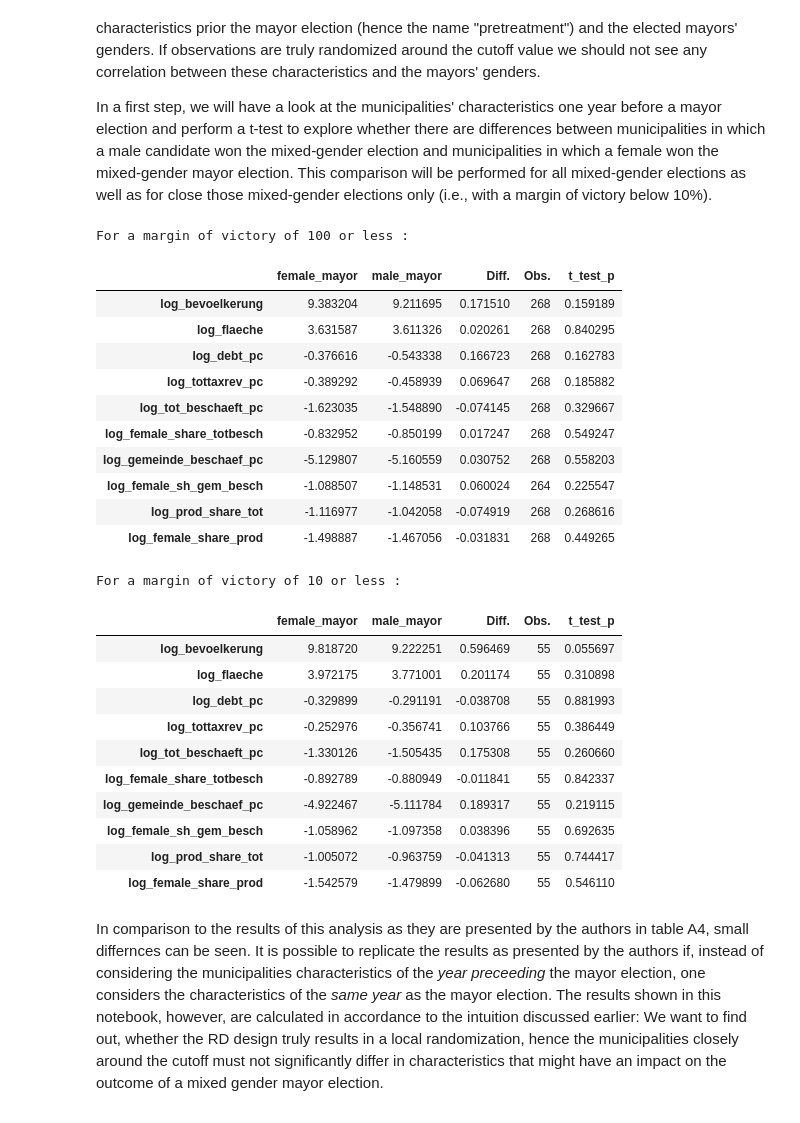
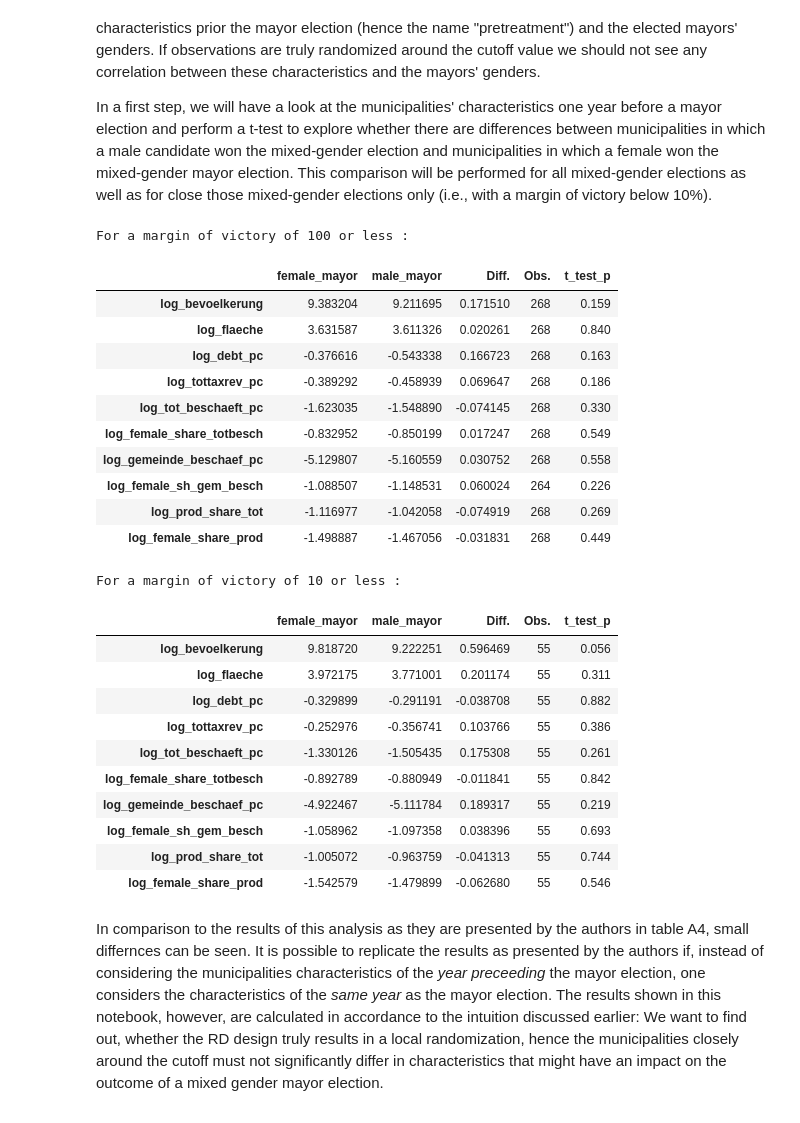
Before and after one commit to DaLueke/replication-baskeran-hessami-2018, a Jupyter notebook: student_project.ipynb, the cells around one changed output. Saved outputs shown, nothing was run; the diff lists cells and outputs as text; code cells hidden in the pictures.

```diff
--- a/student_project.ipynb
+++ b/student_project.ipynb
@@ -309,56 +309,56 @@ for bw in bandwidths:
              "log_gemeinde_beschaef_pc",
              "log_female_sh_gem_besch",
              "log_prod_share_tot",
              "log_female_share_prod",
             ]
     gender = ["female_mayor", "male_mayor"]
     df = pd.DataFrame(index=index, columns=gender)
 
     # Calculate means, differences in means and number of obs.
     for i in gender:
         df[i] = data.loc[data[i] == 1, index].mean()
 
     df["Diff."] = df.loc[:,gender[0]] - df.loc[:,gender[1]]
     df["Obs."] = data[index].count()
 
     # Perform t-test and report p-values
     for i, v in enumerate(index):
         statistic, p_value = ttest_ind(
             data.loc[data["female_mayor"] == 1,index[i]].dropna(),
             data.loc[data["female_mayor"] == 0,index[i]].dropna()
                  )
-        df.loc[v, "t_test_p"] = p_value
+        df.loc[v, "t_test_p"] = p_value.round(3)
 
     rslt_dict[bw] = df
 
 for k in rslt_dict.keys():
     print("For a margin of victory of " + str(k) + " or less :")
     display(rslt_dict[k])
 # %% [output]
 For a margin of victory of 100 or less :
 |  | female_mayor | male_mayor | Diff. | Obs. | t_test_p |
-| log_bevoelkerung | 9.383204 | 9.211695 | 0.171510 | 268 | 0.159189 |
-| log_flaeche | 3.631587 | 3.611326 | 0.020261 | 268 | 0.840295 |
-| log_debt_pc | -0.376616 | -0.543338 | 0.166723 | 268 | 0.162783 |
-| log_tottaxrev_pc | -0.389292 | -0.458939 | 0.069647 | 268 | 0.185882 |
-| log_tot_beschaeft_pc | -1.623035 | -1.548890 | -0.074145 | 268 | 0.329667 |
-| log_female_share_totbesch | -0.832952 | -0.850199 | 0.017247 | 268 | 0.549247 |
-| log_gemeinde_beschaef_pc | -5.129807 | -5.160559 | 0.030752 | 268 | 0.558203 |
-| log_female_sh_gem_besch | -1.088507 | -1.148531 | 0.060024 | 264 | 0.225547 |
-| log_prod_share_tot | -1.116977 | -1.042058 | -0.074919 | 268 | 0.268616 |
-| log_female_share_prod | -1.498887 | -1.467056 | -0.031831 | 268 | 0.449265 |
+| log_bevoelkerung | 9.383204 | 9.211695 | 0.171510 | 268 | 0.159 |
+| log_flaeche | 3.631587 | 3.611326 | 0.020261 | 268 | 0.840 |
+| log_debt_pc | -0.376616 | -0.543338 | 0.166723 | 268 | 0.163 |
+| log_tottaxrev_pc | -0.389292 | -0.458939 | 0.069647 | 268 | 0.186 |
+| log_tot_beschaeft_pc | -1.623035 | -1.548890 | -0.074145 | 268 | 0.330 |
+| log_female_share_totbesch | -0.832952 | -0.850199 | 0.017247 | 268 | 0.549 |
+| log_gemeinde_beschaef_pc | -5.129807 | -5.160559 | 0.030752 | 268 | 0.558 |
+| log_female_sh_gem_besch | -1.088507 | -1.148531 | 0.060024 | 264 | 0.226 |
+| log_prod_share_tot | -1.116977 | -1.042058 | -0.074919 | 268 | 0.269 |
+| log_female_share_prod | -1.498887 | -1.467056 | -0.031831 | 268 | 0.449 |
 For a margin of victory of 10 or less :
 |  | female_mayor | male_mayor | Diff. | Obs. | t_test_p |
-| log_bevoelkerung | 9.818720 | 9.222251 | 0.596469 | 55 | 0.055697 |
-| log_flaeche | 3.972175 | 3.771001 | 0.201174 | 55 | 0.310898 |
-| log_debt_pc | -0.329899 | -0.291191 | -0.038708 | 55 | 0.881993 |
-| log_tottaxrev_pc | -0.252976 | -0.356741 | 0.103766 | 55 | 0.386449 |
-| log_tot_beschaeft_pc | -1.330126 | -1.505435 | 0.175308 | 55 | 0.260660 |
-| log_female_share_totbesch | -0.892789 | -0.880949 | -0.011841 | 55 | 0.842337 |
-| log_gemeinde_beschaef_pc | -4.922467 | -5.111784 | 0.189317 | 55 | 0.219115 |
-| log_female_sh_gem_besch | -1.058962 | -1.097358 | 0.038396 | 55 | 0.692635 |
-| log_prod_share_tot | -1.005072 | -0.963759 | -0.041313 | 55 | 0.744417 |
-| log_female_share_prod | -1.542579 | -1.479899 | -0.062680 | 55 | 0.546110 |
+| log_bevoelkerung | 9.818720 | 9.222251 | 0.596469 | 55 | 0.056 |
+| log_flaeche | 3.972175 | 3.771001 | 0.201174 | 55 | 0.311 |
+| log_debt_pc | -0.329899 | -0.291191 | -0.038708 | 55 | 0.882 |
+| log_tottaxrev_pc | -0.252976 | -0.356741 | 0.103766 | 55 | 0.386 |
+| log_tot_beschaeft_pc | -1.330126 | -1.505435 | 0.175308 | 55 | 0.261 |
+| log_female_share_totbesch | -0.892789 | -0.880949 | -0.011841 | 55 | 0.842 |
+| log_gemeinde_beschaef_pc | -4.922467 | -5.111784 | 0.189317 | 55 | 0.219 |
+| log_female_sh_gem_besch | -1.058962 | -1.097358 | 0.038396 | 55 | 0.693 |
+| log_prod_share_tot | -1.005072 | -0.963759 | -0.041313 | 55 | 0.744 |
+| log_female_share_prod | -1.542579 | -1.479899 | -0.062680 | 55 | 0.546 |
 # %% [markdown]
 In comparison to the results of this analysis as they are presented by the authors in table A4, small differnces can be seen. It is possible to replicate the results as presented by the authors if, instead of considering the municipalities characteristics of the *year preceeding* the mayor election, one considers the characteristics of the *same year* as the mayor election. The results shown in this notebook, however, are calculated in accordance to the intuition discussed earlier: We want to find out, whether the RD design truly results in a local randomization, hence the municipalities closely around the cutoff must not significantly differ in characteristics that might have an impact on the outcome of a mixed gender mayor election.
 
```
Also changed, not shown: parts of 12 cells of this notebook.
